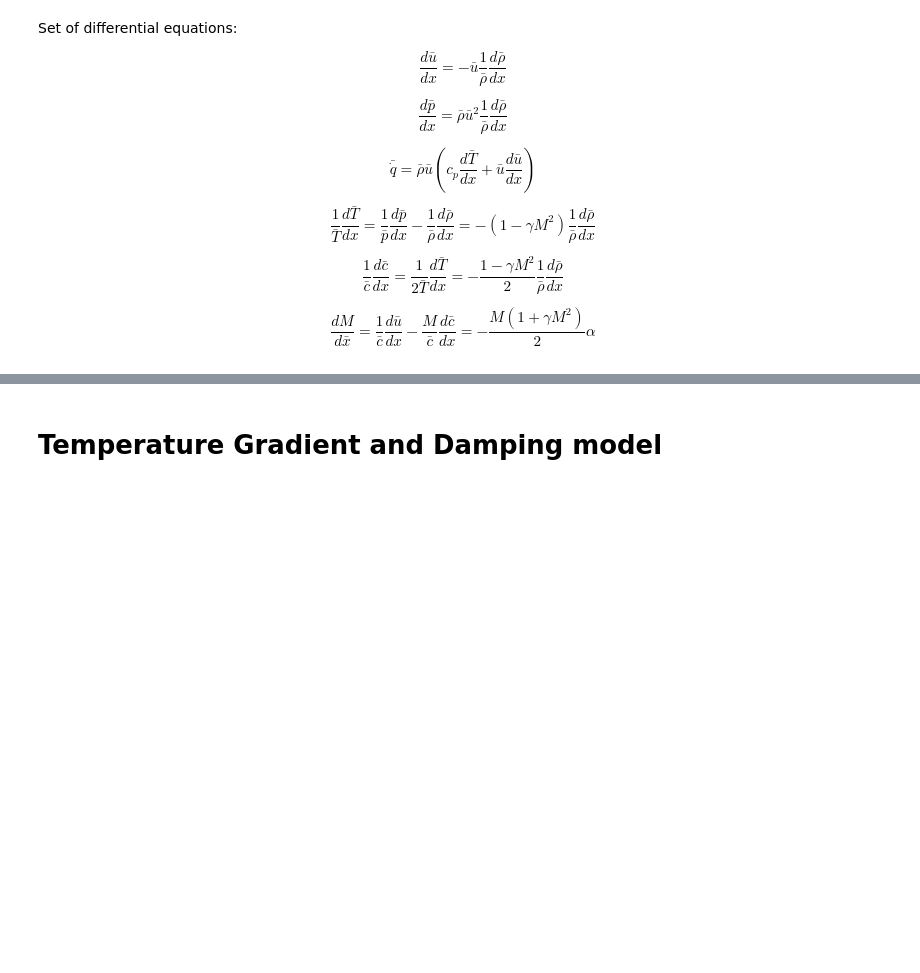
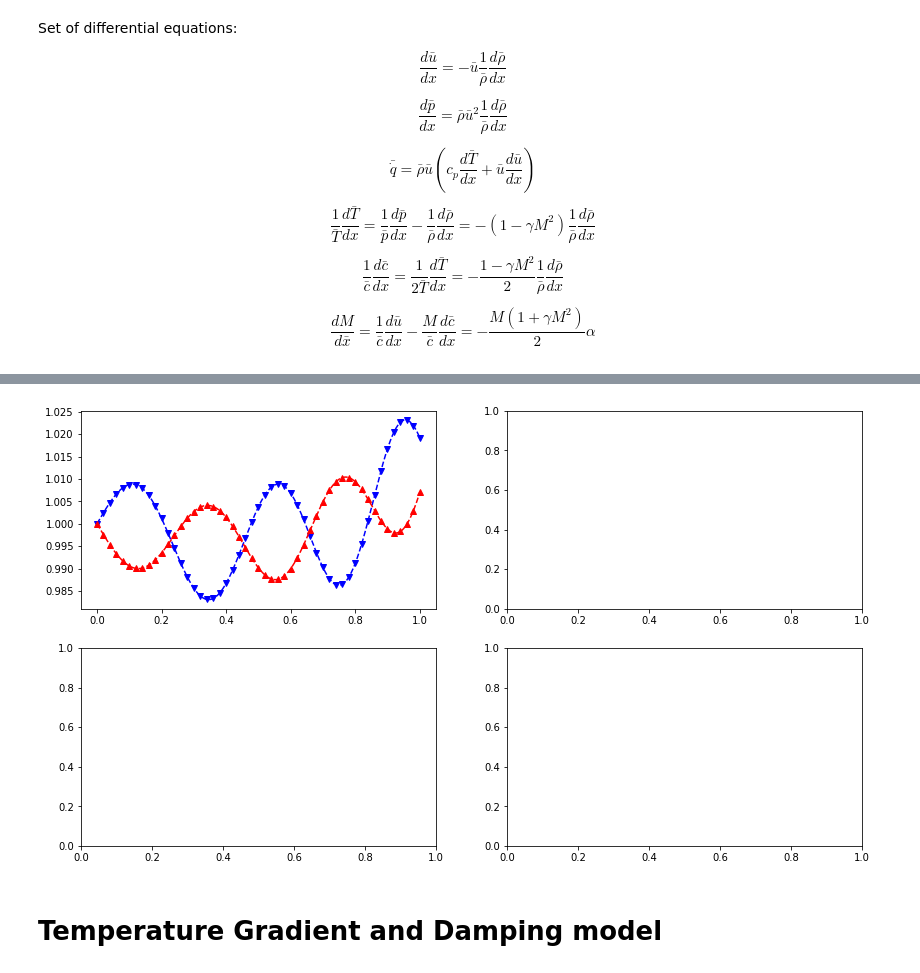
Before and after one commit to kyubin-l/fyp, a Jupyter notebook: acoustic-modes.ipynb, the cells around one changed output, grey strips where cells are left out. Saved outputs shown, nothing was run; the diff lists cells and outputs as text; code cells hidden in the pictures; blank space fills up the shorter version.

```diff
--- a/acoustic-modes.ipynb
+++ b/acoustic-modes.ipynb
@@ -381,3 +425,10 @@ t1.plot_flow_properties()
+# %%
+fig, ax = plt.subplots(2, 2, figsize = (14, 8))
+ax[0][0].plot(t1.x, abs(t1.Fp), 'vb--', markevery=200)
+ax[0][0].plot(t1.x, abs(Fp_Analytical), '^r--', markevery=200)
+plt.show()
+# %% [output]
+[figure, added]
 # %% [markdown]
 # Temperature Gradient and Damping model
 # %%
```
Also changed, not shown: parts of 14 cells of this notebook.
